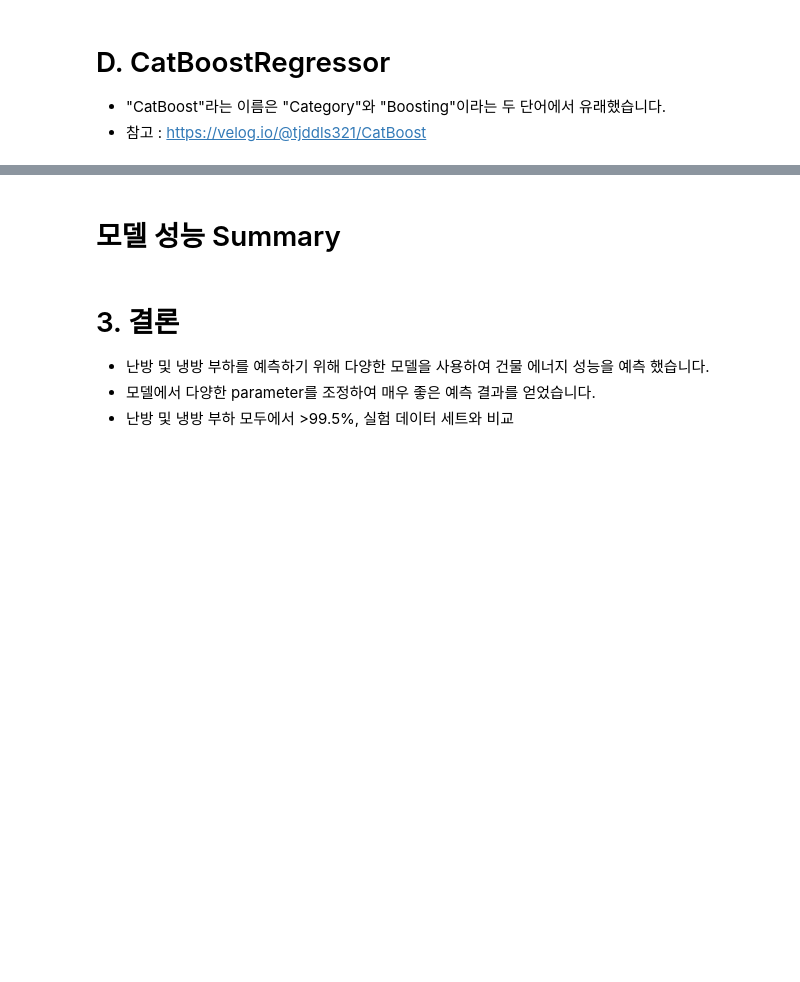
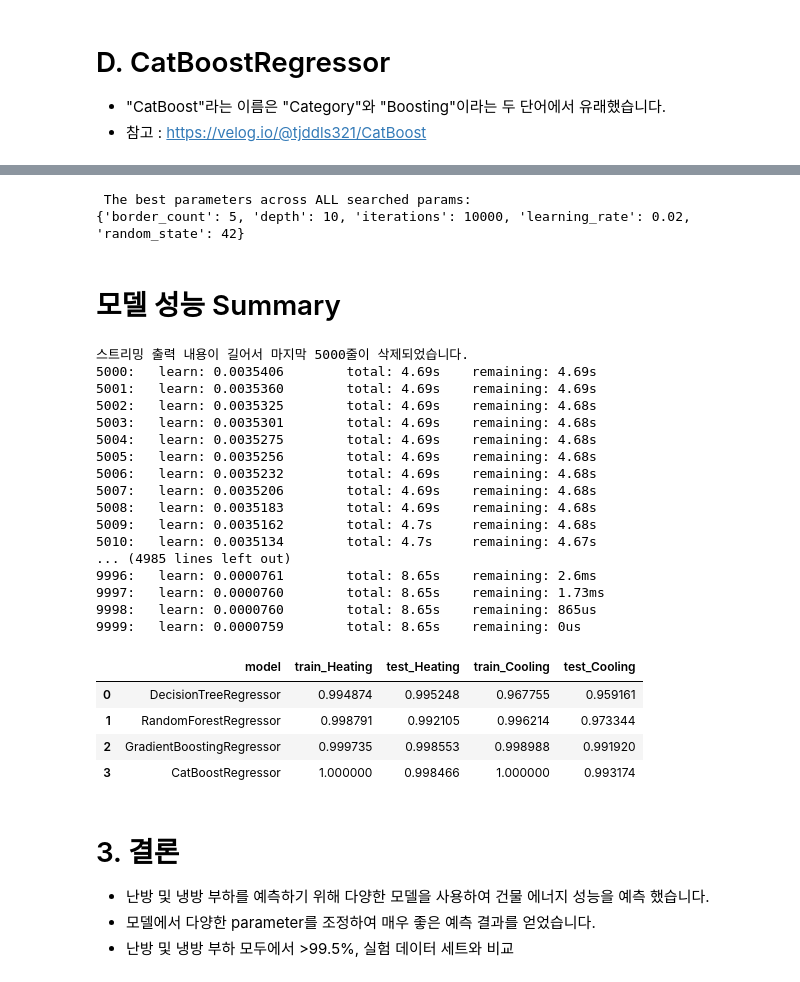
Before and after one commit to kgpark88/ai-summary, a Jupyter notebook: energy_efficiency_modeling.ipynb, the cells around one changed output, grey strips where cells are left out. Drawn from its saved outputs; the diff is of its cells as text; code cells hidden in the pictures; blank space fills up the shorter version.

```diff
--- a/energy_efficiency_modeling.ipynb
+++ b/energy_efficiency_modeling.ipynb
@@ -351,3 +376,8 @@ print(f"Best Hyperparameters::\n {gs_CBR.best_params_}")
+# %%
+print(f"\n The best parameters across ALL searched params:\n{gs_cb.best_params_}")
+# %% [output]
+ The best parameters across ALL searched params:
+{'border_count': 5, 'depth': 10, 'iterations': 10000, 'learning_rate': 0.02, 'random_state': 42}
 # %% [markdown]
 # 모델 성능 Summary
 # %%
@@ -386,20 +418,43 @@ regressors = [
 # %%
 for r in regressors:
     name = r[0]
     model = r[1]
 
     model.fit(X_train,y1_train)
     actr1 = r2_score(y1_train, model.predict(X_train))
     acte1 = r2_score(y1_test, model.predict(X_test))
 
     model.fit(X_train,y2_train)
     actr2 = r2_score(y2_train, model.predict(X_train))
     acte2 = r2_score(y2_test, model.predict(X_test))
 
-    Acc1 = Acc1.append(pd.Series({'model':name, 'train_Heating':actr1,
+    accuracy = accuracy.append(pd.Series({'model':name, 'train_Heating':actr1,
                                   'test_Heating':acte1,'train_Cooling':actr2,
                                   'test_Cooling':acte2}),ignore_index=True )
-Acc1.sort_values(by='test_Cooling')
+accuracy.sort_values(by='test_Cooling')
+# %% [output]
+스트리밍 출력 내용이 길어서 마지막 5000줄이 삭제되었습니다.
+5000:   learn: 0.0035406        total: 4.69s    remaining: 4.69s
+5001:   learn: 0.0035360        total: 4.69s    remaining: 4.69s
+5002:   learn: 0.0035325        total: 4.69s    remaining: 4.68s
+5003:   learn: 0.0035301        total: 4.69s    remaining: 4.68s
+5004:   learn: 0.0035275        total: 4.69s    remaining: 4.68s
+5005:   learn: 0.0035256        total: 4.69s    remaining: 4.68s
+5006:   learn: 0.0035232        total: 4.69s    remaining: 4.68s
+5007:   learn: 0.0035206        total: 4.69s    remaining: 4.68s
+5008:   learn: 0.0035183        total: 4.69s    remaining: 4.68s
+5009:   learn: 0.0035162        total: 4.7s     remaining: 4.68s
+5010:   learn: 0.0035134        total: 4.7s     remaining: 4.67s
+... (4985 lines left out)
+9996:   learn: 0.0000761        total: 8.65s    remaining: 2.6ms
+9997:   learn: 0.0000760        total: 8.65s    remaining: 1.73ms
+9998:   learn: 0.0000760        total: 8.65s    remaining: 865us
+9999:   learn: 0.0000759        total: 8.65s    remaining: 0us
+|  | model | train_Heating | test_Heating | train_Cooling | test_Cooling |
+| 0 | DecisionTreeRegressor | 0.994874 | 0.995248 | 0.967755 | 0.959161 |
+| 1 | RandomForestRegressor | 0.998791 | 0.992105 | 0.996214 | 0.973344 |
+| 2 | GradientBoostingRegressor | 0.999735 | 0.998553 | 0.998988 | 0.991920 |
+| 3 | CatBoostRegressor | 1.000000 | 0.998466 | 1.000000 | 0.993174 |
 # %% [markdown]
 # 3. 결론
 - 난방 및 냉방 부하를 예측하기 위해 다양한 모델을 사용하여 건물 에너지 성능을 예측 했습니다.
```
Also changed, not shown: parts of 12 cells of this notebook.
